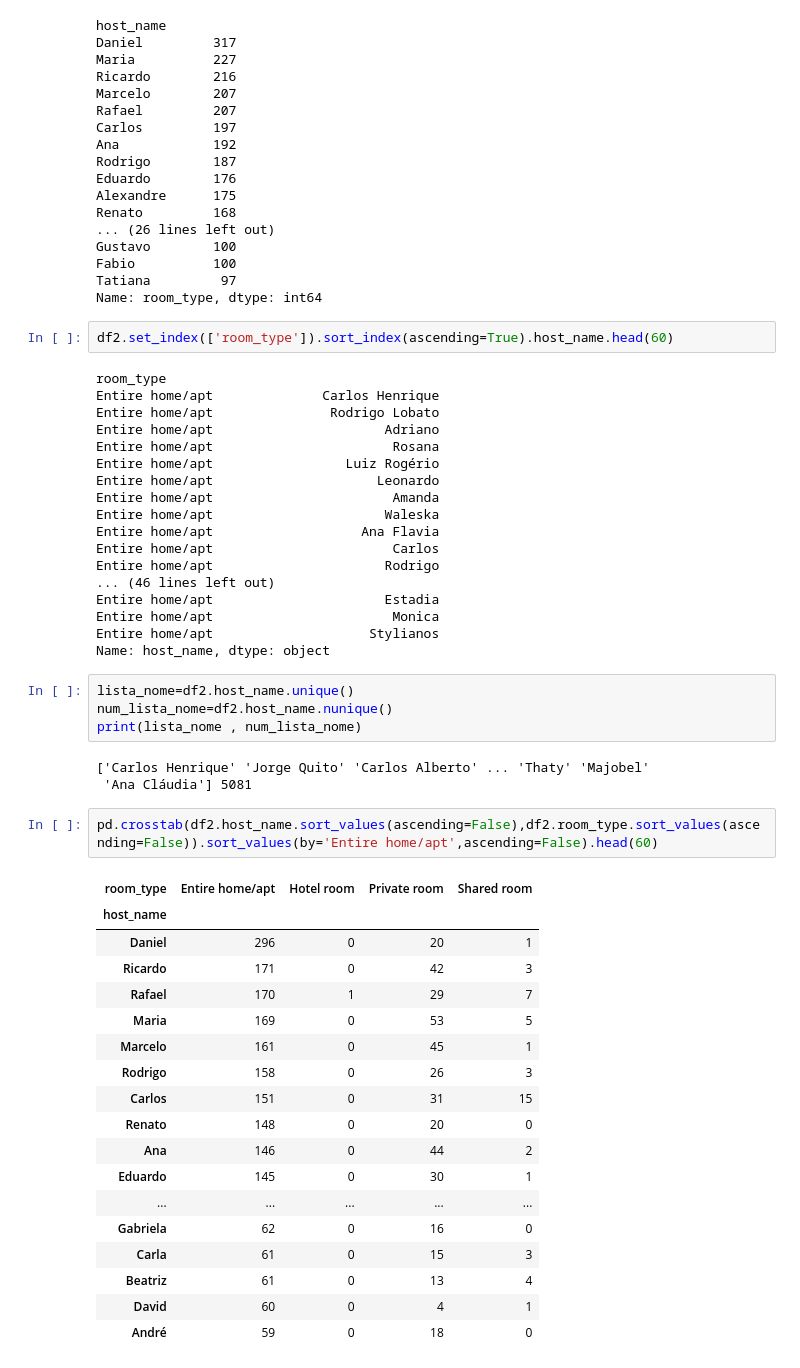
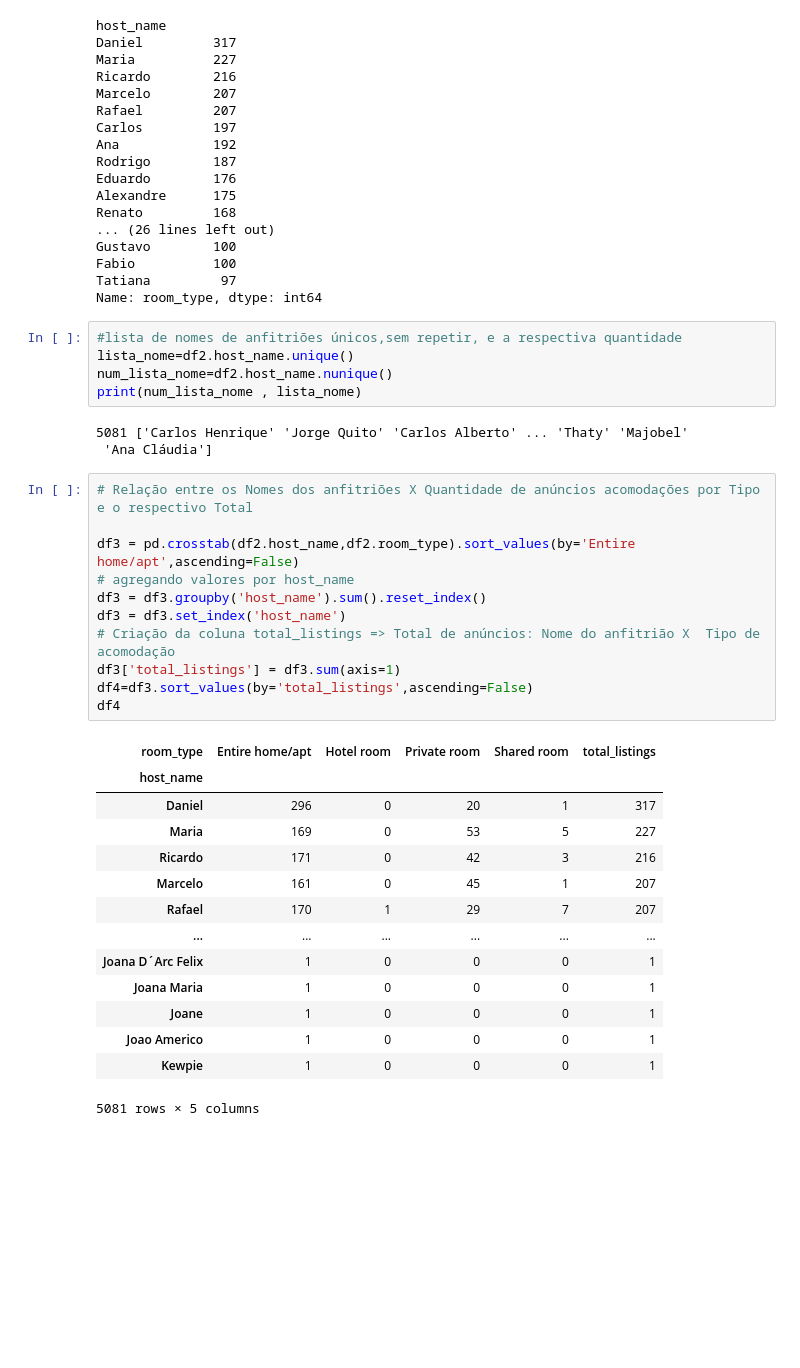
Before and after one commit to paulojr86/AnaliseDeDados-AirBnB-RJ, a Jupyter notebook: AnaliseDeDados-AirBnB-RJ.ipynb, the cells around one changed output. Saved outputs shown, nothing was run; the diff lists cells and outputs as text; blank space fills up the shorter version.

```diff
--- a/AnaliseDeDados-AirBnB-RJ.ipynb
+++ b/AnaliseDeDados-AirBnB-RJ.ipynb
@@ -186,51 +195,37 @@ Gustavo        100
 Fabio          100
 Tatiana         97
 Name: room_type, dtype: int64
-# %%
-df2.set_index(['room_type']).sort_index(ascending=True).host_name.head(60)
-# %% [output]
-room_type
-Entire home/apt              Carlos Henrique
-Entire home/apt               Rodrigo Lobato
-Entire home/apt                      Adriano
-Entire home/apt                       Rosana
-Entire home/apt                 Luiz Rogério
-Entire home/apt                     Leonardo
-Entire home/apt                       Amanda
-Entire home/apt                      Waleska
-Entire home/apt                   Ana Flavia
-Entire home/apt                       Carlos
-Entire home/apt                      Rodrigo
-... (46 lines left out)
-Entire home/apt                      Estadia
-Entire home/apt                       Monica
-Entire home/apt                    Stylianos
-Name: host_name, dtype: object
 # %%
+#lista de nomes de anfitriões únicos,sem repetir, e a respectiva quantidade
 lista_nome=df2.host_name.unique()
 num_lista_nome=df2.host_name.nunique()
-print(lista_nome , num_lista_nome)
+print(num_lista_nome , lista_nome)
 # %% [output]
-['Carlos Henrique' 'Jorge Quito' 'Carlos Alberto' ... 'Thaty' 'Majobel'
- 'Ana Cláudia'] 5081
+5081 ['Carlos Henrique' 'Jorge Quito' 'Carlos Alberto' ... 'Thaty' 'Majobel'
+ 'Ana Cláudia']
-# %%
-pd.crosstab(df2.host_name.sort_values(ascending=False),df2.room_type.sort_values(ascending=False)).sort_values(by='Entire home/apt',ascending=False).head(60)
-# %% [output]
-| room_type | Entire home/apt | Hotel room | Private room | Shared room |
-| host_name |  |  |  |  |
-| Daniel | 296 | 0 | 20 | 1 |
-| Ricardo | 171 | 0 | 42 | 3 |
-| Rafael | 170 | 1 | 29 | 7 |
-| Maria | 169 | 0 | 53 | 5 |
-| Marcelo | 161 | 0 | 45 | 1 |
-| Rodrigo | 158 | 0 | 26 | 3 |
-| Carlos | 151 | 0 | 31 | 15 |
-| Renato | 148 | 0 | 20 | 0 |
-| Ana | 146 | 0 | 44 | 2 |
-| Eduardo | 145 | 0 | 30 | 1 |
-| ... | ... | ... | ... | ... |
-| Gabriela | 62 | 0 | 16 | 0 |
-| Carla | 61 | 0 | 15 | 3 |
-| Beatriz | 61 | 0 | 13 | 4 |
-| David | 60 | 0 | 4 | 1 |
-| André | 59 | 0 | 18 | 0 |
+# %%
+# Relação entre os Nomes dos anfitriões X Quantidade de anúncios acomodações por Tipo e o respectivo Total
+
+df3 = pd.crosstab(df2.host_name,df2.room_type).sort_values(by='Entire home/apt',ascending=False)
+# agregando valores por host_name
+df3 = df3.groupby('host_name').sum().reset_index()
+df3 = df3.set_index('host_name')
+# Criação da coluna total_listings => Total de anúncios: Nome do anfitrião X  Tipo de acomodação
+df3['total_listings'] = df3.sum(axis=1)
+df4=df3.sort_values(by='total_listings',ascending=False)
+df4
+# %% [output]
+| room_type | Entire home/apt | Hotel room | Private room | Shared room | total_listings |
+| host_name |  |  |  |  |  |
+| Daniel | 296 | 0 | 20 | 1 | 317 |
+| Maria | 169 | 0 | 53 | 5 | 227 |
+| Ricardo | 171 | 0 | 42 | 3 | 216 |
+| Marcelo | 161 | 0 | 45 | 1 | 207 |
+| Rafael | 170 | 1 | 29 | 7 | 207 |
+| ... | ... | ... | ... | ... | ... |
+| Joana D´Arc Felix | 1 | 0 | 0 | 0 | 1 |
+| Joana Maria | 1 | 0 | 0 | 0 | 1 |
+| Joane | 1 | 0 | 0 | 0 | 1 |
+| Joao Americo | 1 | 0 | 0 | 0 | 1 |
+| Kewpie | 1 | 0 | 0 | 0 | 1 |
+5081 rows × 5 columns
```
Also changed, not shown: parts of 11 cells of this notebook.
